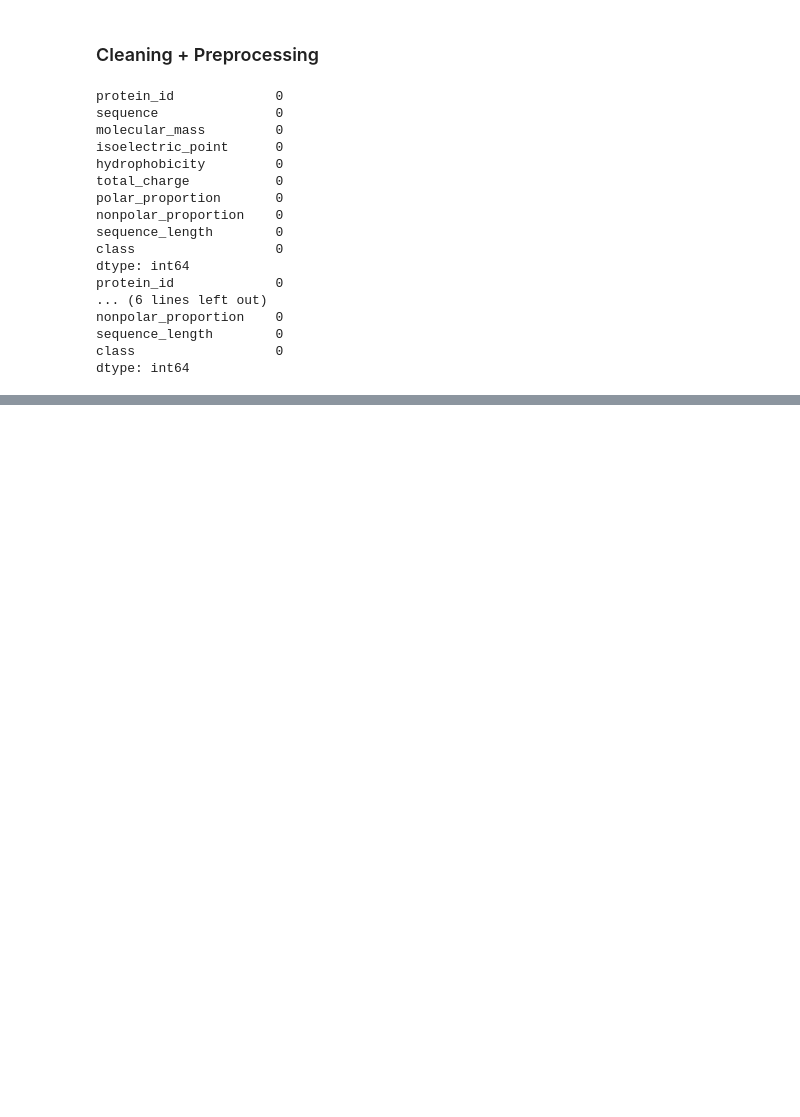
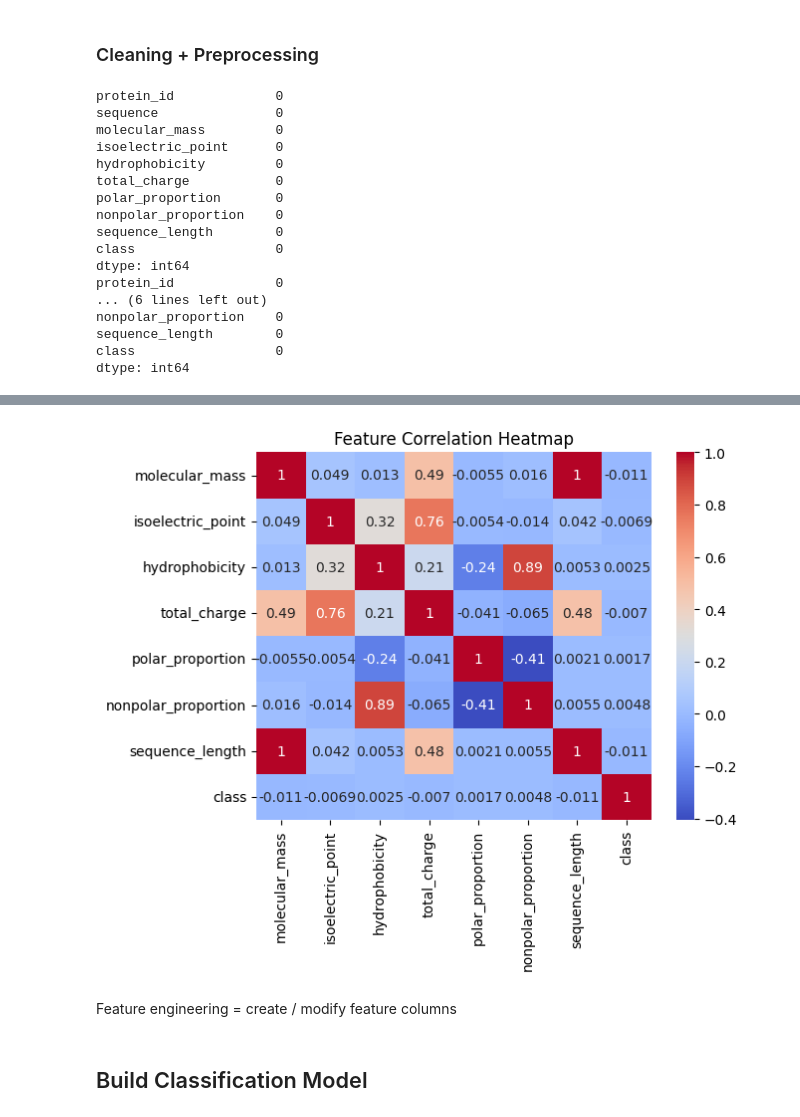
Before and after one commit to txx99/Misc-Projects, a Jupyter notebook: Protein_Dataset_Analysis/Script/main.ipynb, the cells around one changed output, grey strips where cells are left out. Cells and saved outputs as stored; diff of their text form; code cells hidden in the pictures; blank space fills up the shorter version.

Commit message:
perform eda, build random for model

```diff
--- a/Protein_Dataset_Analysis/Script/main.ipynb
+++ b/Protein_Dataset_Analysis/Script/main.ipynb
@@ -131,0 +179,17 @@ dtype: int64
+# %%
+# heatmap bw numeric features
+# build correlation matrix
+# df[numeric_cols].corr()
+numeric_df = train.select_dtypes(include=[np.number])
+corr_matrix = numeric_df.corr()
+# put corr matrix into .heatmap()
+# sns.heatmap(correlation_matrix, annot=True)  annot= show correlation values
+sns.heatmap(corr_matrix, annot=True, cmap='coolwarm')
+plt.title('Feature Correlation Heatmap')
+plt.show()
+# %% [output]
+[figure, added]
+# %% [markdown]
+Feature engineering = create / modify feature columns
+# %% [markdown]
+## Build Classification Model
```
Also changed, not shown: parts of 11 cells of this notebook.
